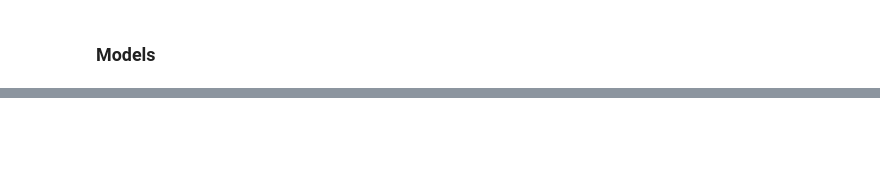
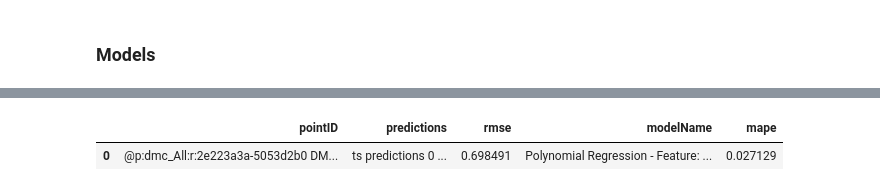
Before and after one commit to quajada/HubgradeDataCleaning, a Jupyter notebook: abdo/main_testing_script.ipynb, the cells around one changed output, grey strips where cells are left out. Saved outputs shown, nothing was run; the diff lists cells and outputs as text; code cells hidden in the pictures; blank space fills up the shorter version.

```diff
--- a/abdo/main_testing_script.ipynb
+++ b/abdo/main_testing_script.ipynb
@@ -89,7 +79,7 @@ def seasonal_naive(df, length_of_missing_data, data_logging_interval, dqStart):
     df['unique_id'] = "v0"
 
     # number of predictions
-    horizon = int(length_of_missing_data/data_logging_interval) + 1 # why -1? because if you do length_of_missing_data/data_logging_interval you will get prediction length that is exclusive of the start ts (start ts is the last ts with actual data before the gap), and inclusive of the end ts (end ts is the first ts with actual data after the gap). +1 to get predictions also for the start and end timestamp. Can remove them later
+    horizon = int(length_of_missing_data/data_logging_interval) #+ 1 # why -1? because if you do length_of_missing_data/data_logging_interval you will get prediction length that is exclusive of the start ts (start ts is the last ts with actual data before the gap), and inclusive of the end ts (end ts is the first ts with actual data after the gap). +1 to get predictions also for the start and end timestamp. Can remove them later
 
     # season length
     season_length = int(pd.Timedelta(24, 'h') / data_logging_interval)
@@ -127,5 +182,5 @@ def seasonal_naive(df, length_of_missing_data, data_logging_interval, dqStart):
 # %%
-def polynomial_regression(df, length_of_missing_data, data_logging_interval, dqStart):
+def polynomial_regression(df, length_of_missing_data, data_logging_interval, dqStart, featureNumber):
 
     """
     Inputs
@@ -141,7 +196,7 @@ def polynomial_regression(df, length_of_missing_data, data_logging_interval, dqS
 
     # Splitting variables
     y = df[df.columns[0]]  # independent variable
-    X = df[[df.columns[1]]]  # dependent variable
+    X = df[[df.columns[featureNumber+1]]]  # dependent variable
 
     # Filter data for training and testing
     X_train = X[X.index < dqStart]
@@ -306,32 +349,6 @@ def facebook_pred(df, length_of_missing_data, data_logging_interval, dqStart):
     predictions = forecast_temp[forecast_temp['ds'] >= dq_start][['ds', 'yhat']]
 
     return predictions
-# %%
-
-def kNeighbors_Regressor_Uniform(df, length_of_missing_data, data_logging_interval, dqStart):
-    """
-    Input
-    df:data table from SS with the ts as index
-    dqStart: start datetime
-
-    Output
-    df: dataframe with predictions for all rows with missing data inclusive of the start date and end date. Index names as ts
-
-    #Uniform: gives each data point equal weight
-    """
-    X = df.iloc[:,1:-1]
-    y = df.iloc[:,0:1]
-
-    X_train = X[X.index <= dqStart]
-    X_test = X[X.index >= dqStart]
-    y_train = y[y.index <= dqStart]
-
-    knn_regressor = KNeighborsRegressor(n_neighbors=3,weights="uniform")
-    knn_regressor.fit(X_train, y_train)
-    pred = knn_regressor.predict(X_test)
-    predictions = pd.DataFrame(data=pred, index=X_test.index, columns=['y_pred'])
-
-    return predictions
 # %%
 def xgboost_1(df, length_of_missing_data, data_logging_interval, dqStart):
     df.reset_index(inplace=True)
@@ -782,0 +866,7 @@ scores_df = scores_df.loc[idx].reset_index(drop=True)
+# %%
+ens = ensemble_model(master_table)
+# %%
+ens
+# %% [output]
+|  | pointID | predictions | rmse | modelName | mape |
+| 0 | @p:dmc_All:r:2e223a3a-5053d2b0 DM... | ts predictions 0 ... | 0.698491 | Polynomial Regression - Feature: ... | 0.027129 |
```
Also changed, not shown: parts of 28 cells of this notebook, 32 other files.
